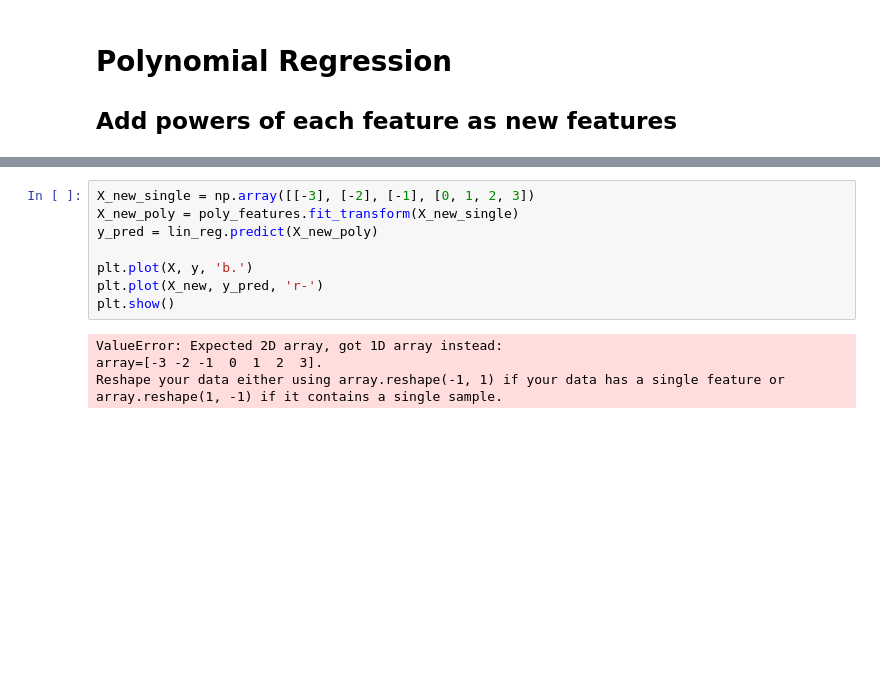
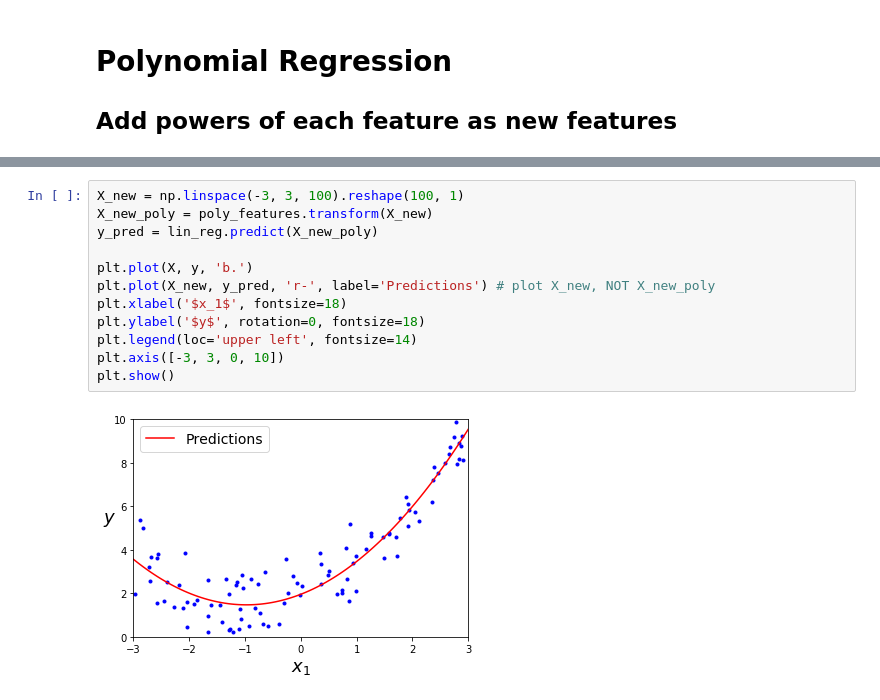
Before and after one commit to allenbkim/homl, a Jupyter notebook: 04 - Training Models.ipynb, the cells around one changed output, grey strips where cells are left out. Drawn from its saved outputs; the diff is of its cells as text; blank space fills up the shorter version.

Commit message:
Learning curves, regularization

```diff
--- a/04 - Training Models.ipynb
+++ b/04 - Training Models.ipynb
@@ -151,12 +151,14 @@ lin_reg.intercept_, lin_reg.coef_
 # %%
-X_new_single = np.array([[-3], [-2], [-1], [0, 1, 2, 3])
-X_new_poly = poly_features.fit_transform(X_new_single)
+X_new = np.linspace(-3, 3, 100).reshape(100, 1)
+X_new_poly = poly_features.transform(X_new)
 y_pred = lin_reg.predict(X_new_poly)
 
 plt.plot(X, y, 'b.')
-plt.plot(X_new, y_pred, 'r-')
+plt.plot(X_new, y_pred, 'r-', label='Predictions') # plot X_new, NOT X_new_poly
+plt.xlabel('$x_1$', fontsize=18)
+plt.ylabel('$y$', rotation=0, fontsize=18)
+plt.legend(loc='upper left', fontsize=14)
+plt.axis([-3, 3, 0, 10])
 plt.show()
 # %% [output]
-ValueError: Expected 2D array, got 1D array instead:
-array=[-3 -2 -1  0  1  2  3].
-Reshape your data either using array.reshape(-1, 1) if your data has a single feature or array.reshape(1, -1) if it contains a single sample.
+[figure, added]
```
Also changed, not shown: parts of 20 cells of this notebook.
